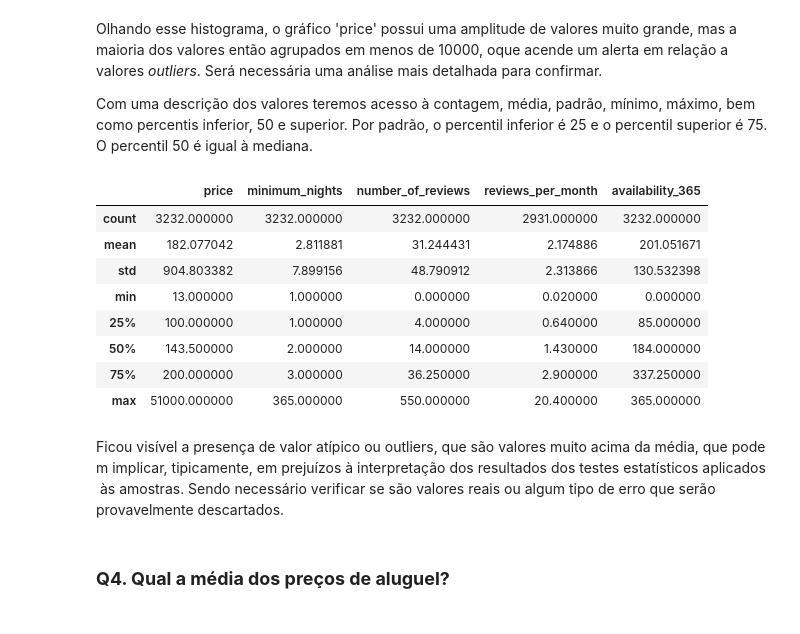
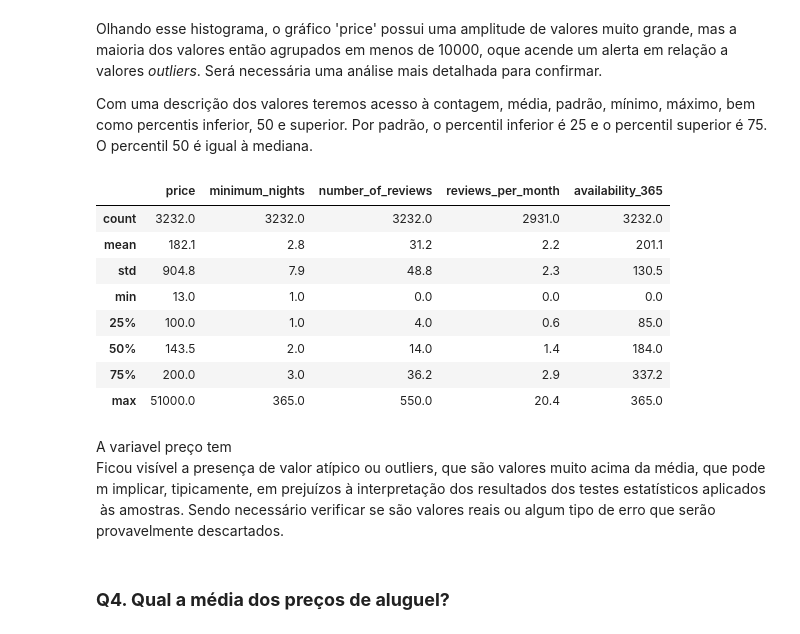
Before and after one commit to IsWallison/Project_airbnb, a Jupyter notebook: Copy_of_[Template]_Analisando_os_Dados_do_Airbnb.ipynb, the cells around one changed output. Cells and saved outputs as stored; diff of their text form; code cells hidden in the pictures.

```diff
--- a/Copy_of_[Template]_Analisando_os_Dados_do_Airbnb.ipynb
+++ b/Copy_of_[Template]_Analisando_os_Dados_do_Airbnb.ipynb
@@ -187,19 +202,19 @@ Olhando esse histograma, o gráfico 'price' possui uma amplitude de valores muit
 
 Com uma descrição dos valores teremos acesso à contagem, média, padrão, mínimo, máximo, bem como percentis inferior, 50 e superior. Por padrão, o percentil inferior é 25 e o percentil superior é 75. O percentil 50 é igual à mediana.
 # %%
-display(df[['price','minimum_nights','number_of_reviews','reviews_per_month','availability_365']].describe())
+df[['price','minimum_nights','number_of_reviews','reviews_per_month','availability_365']].describe().round(1)
 # %% [output]
 |  | price | minimum_nights | number_of_reviews | reviews_per_month | availability_365 |
-| count | 3232.000000 | 3232.000000 | 3232.000000 | 2931.000000 | 3232.000000 |
-| mean | 182.077042 | 2.811881 | 31.244431 | 2.174886 | 201.051671 |
-| std | 904.803382 | 7.899156 | 48.790912 | 2.313866 | 130.532398 |
-| min | 13.000000 | 1.000000 | 0.000000 | 0.020000 | 0.000000 |
-| 25% | 100.000000 | 1.000000 | 4.000000 | 0.640000 | 85.000000 |
-| 50% | 143.500000 | 2.000000 | 14.000000 | 1.430000 | 184.000000 |
-| 75% | 200.000000 | 3.000000 | 36.250000 | 2.900000 | 337.250000 |
-| max | 51000.000000 | 365.000000 | 550.000000 | 20.400000 | 365.000000 |
+| count | 3232.0 | 3232.0 | 3232.0 | 2931.0 | 3232.0 |
+| mean | 182.1 | 2.8 | 31.2 | 2.2 | 201.1 |
+| std | 904.8 | 7.9 | 48.8 | 2.3 | 130.5 |
+| min | 13.0 | 1.0 | 0.0 | 0.0 | 0.0 |
+| 25% | 100.0 | 1.0 | 4.0 | 0.6 | 85.0 |
+| 50% | 143.5 | 2.0 | 14.0 | 1.4 | 184.0 |
+| 75% | 200.0 | 3.0 | 36.2 | 2.9 | 337.2 |
+| max | 51000.0 | 365.0 | 550.0 | 20.4 | 365.0 |
 # %% [markdown]
-Ficou visível a presença de valor atípico ou outliers, que são valores muito acima da média, que podem implicar, tipicamente, em prejuízos à interpretação dos resultados dos testes estatísticos aplicados às amostras. Sendo necessário verificar se são valores reais ou algum tipo de erro que serão provavelmente descartados.
+A variavel preço tem Ficou visível a presença de valor atípico ou outliers, que são valores muito acima da média, que podem implicar, tipicamente, em prejuízos à interpretação dos resultados dos testes estatísticos aplicados às amostras. Sendo necessário verificar se são valores reais ou algum tipo de erro que serão provavelmente descartados.
 # %% [markdown]
 ### **Q4. Qual a média dos preços de aluguel?**
 # %% [markdown]
```
Also changed, not shown: parts of 8 cells of this notebook.
